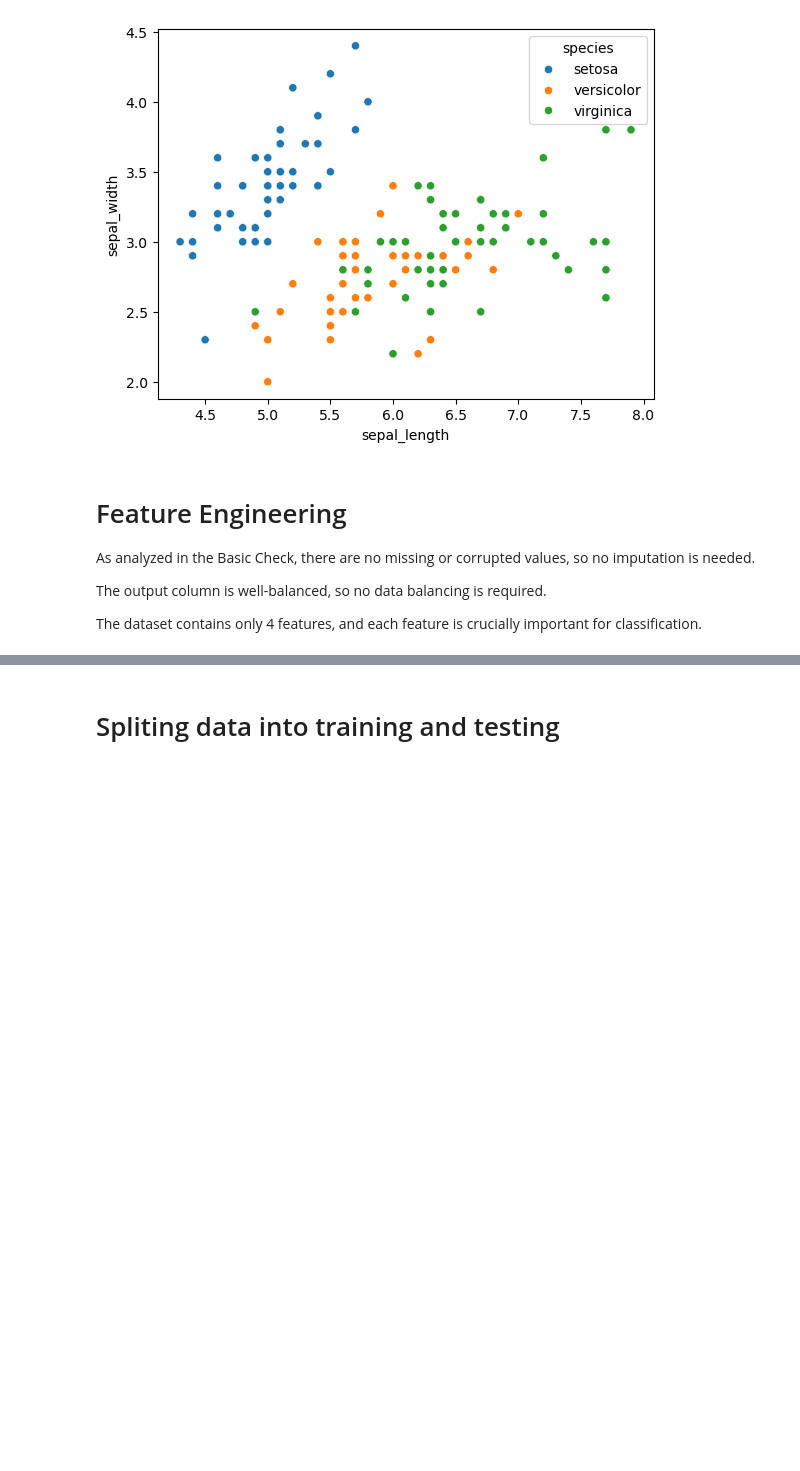
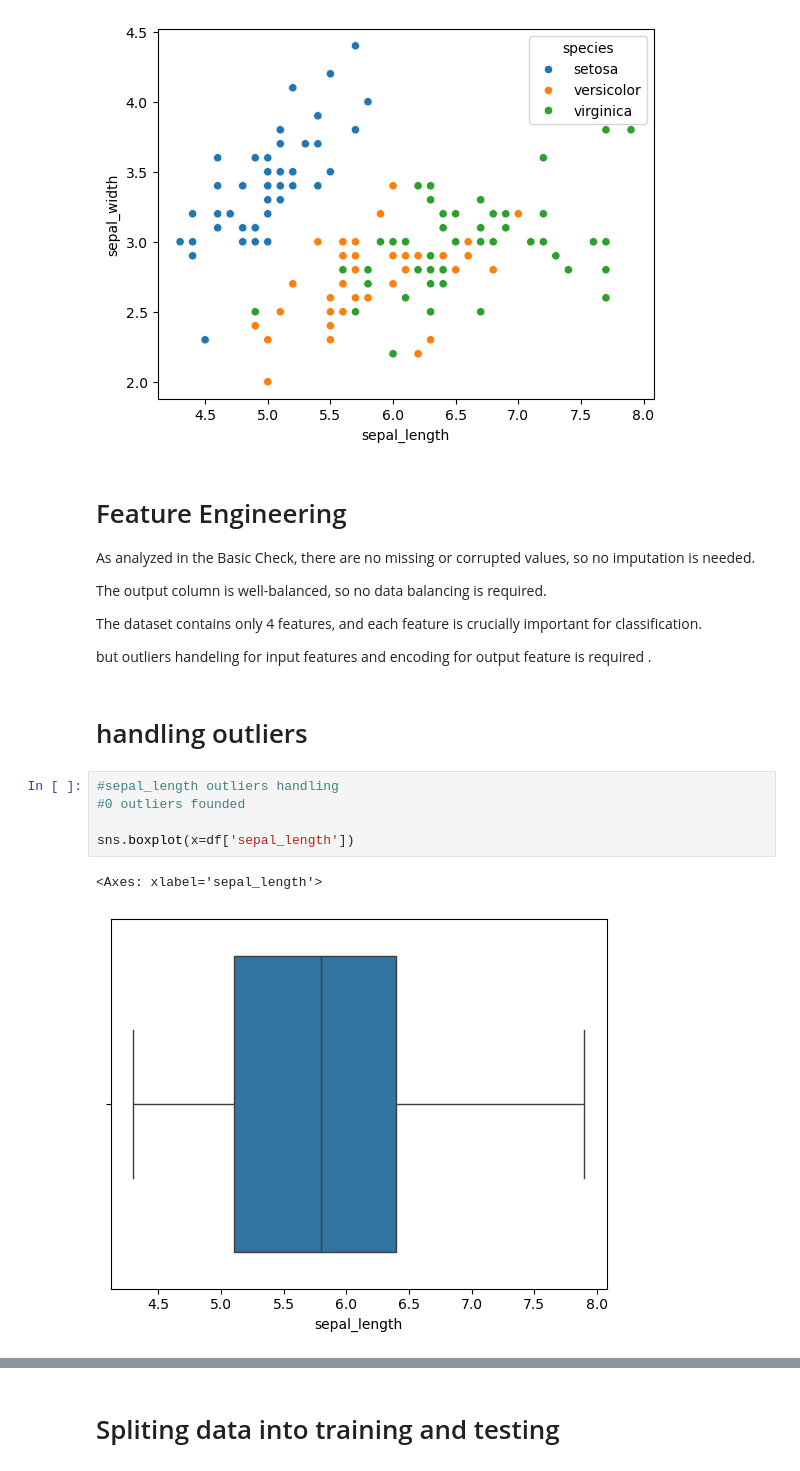
Before and after one commit to aumpanara-art/Iris-Classification, a Jupyter notebook: Iris Classification.ipynb, the cells around one changed output, grey strips where cells are left out. Cells and saved outputs as stored; diff of their text form; blank space fills up the shorter version.

```diff
--- a/Iris Classification.ipynb
+++ b/Iris Classification.ipynb
@@ -150,3 +150,15 @@ As analyzed in the Basic Check, there are no missing or corrupted values, so no
 The output column is well-balanced, so no data balancing is required.
 
 The dataset contains only 4 features, and each feature is crucially important for classification.
+
+but outliers handeling for input features and encoding for output feature is required .
+# %% [markdown]
+# handling outliers
+# %%
+#sepal_length outliers handling
+#0 outliers founded
+
+sns.boxplot(x=df['sepal_length'])
+# %% [output]
+<Axes: xlabel='sepal_length'>
+[figure, added]
```
Also changed, not shown: parts of 13 cells of this notebook.
